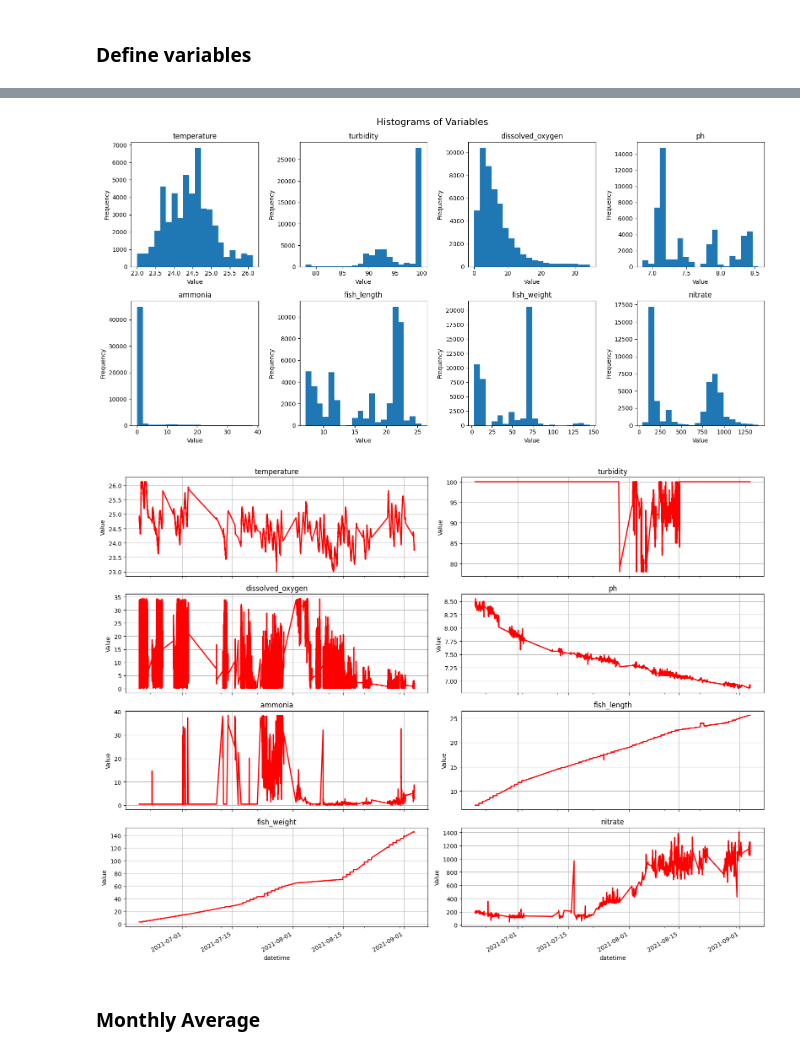
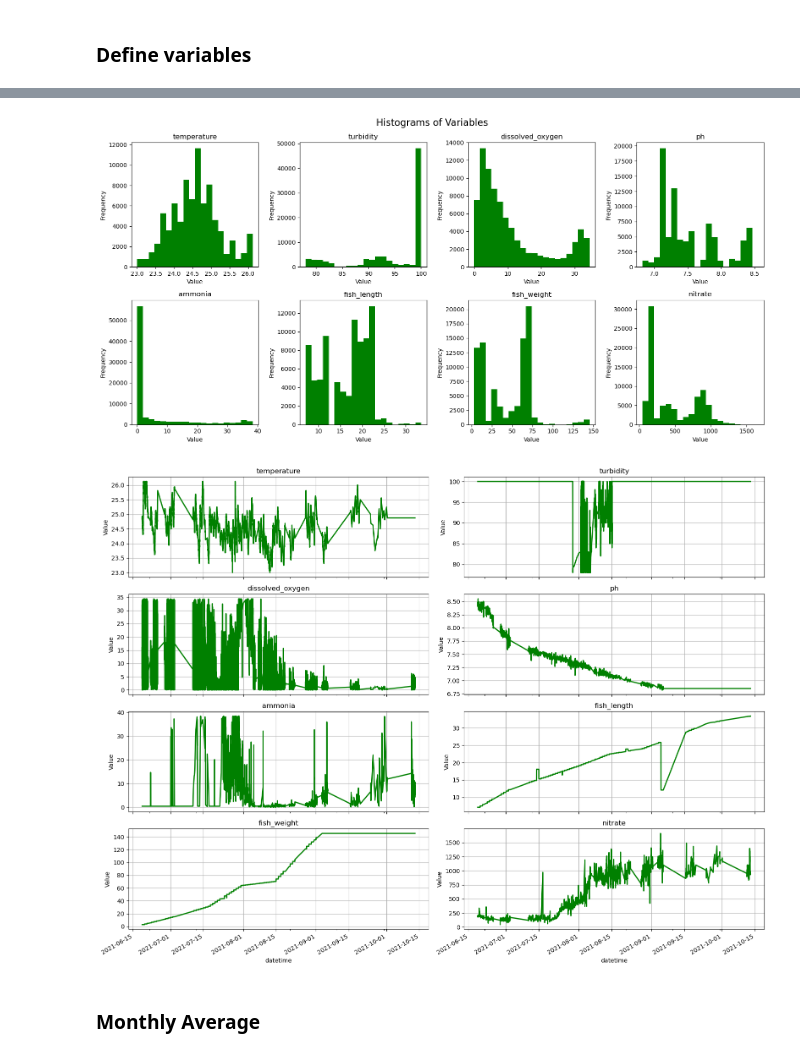
Before and after one commit to apadin-usd/AAI-530-04-Final-Project-Group-4, a Jupyter notebook: notebook/IoT-Based Aquaponics Fish Pond System.ipynb, the cells around one changed output, grey strips where cells are left out. Drawn from its saved outputs; the diff is of its cells as text; code cells hidden in the pictures.

Commit message:
Added additional process to deal with outliers by interpolating

```diff
--- a/notebook/IoT-Based Aquaponics Fish Pond System.ipynb
+++ b/notebook/IoT-Based Aquaponics Fish Pond System.ipynb
@@ -201,0 +208,20 @@ plt.show()
+# %%
+# set grid and size
+fig, axes = plt.subplots(nrows=4, ncols=2, figsize=(16, 12), sharex=True)
+
+# flatten axes for easy iteration
+axes = axes.flatten()
+
+# create subplots for each variables
+for i, col in enumerate(vars):
+    pond1[col].plot(ax=axes[i], title=col, linewidth=2, color='red')
+    axes[i].set_ylabel("Value")
+    axes[i].grid(True)  # add grid for better readability
+
+# remove any unused subplots
+for j in range(i + 1, len(axes)):
+    fig.delaxes(axes[j])
+
+# adjusts spacing
+plt.tight_layout()
+plt.show()
@@ -214,0 +252,20 @@ pond1_filtered = pond1[~((pond1 < lower_bound) | (pond1 > upper_bound)).any(axis
+# %%
+# calculate quartiles
+Q1 = pond1.quantile(0.25, axis=0)  # 25th percentile
+Q3 = pond1.quantile(0.75, axis=0)  # 75th percentile
+IQR = Q3 - Q1  # interquartile range
+
+# define the outlier upper/lower bounds
+t = 1.5 # thresholds
+lower_bound = Q1 - t * IQR
+upper_bound = Q3 + t * IQR
+
+# identify outliers
+outliers = (pond1 < lower_bound) | (pond1 > upper_bound)
+
+# replace outliers with the previous valid value in each column
+pond1_filtered = pond1.copy()
+pond1_filtered[outliers] = np.nan  # temporarily set outliers as NaN
+pond1_filtered.interpolate(method='linear', inplace=True) # estimates missing values by interpolating between known values
+
+print("Outliers replaced by interpolating between known values.")
@@ -222,7 +301,7 @@ axes = axes.flatten()
 
 # create each histogram
 for i, col in enumerate(vars):
-    axes[i].hist(pond1_filtered[col], bins=20)
+    axes[i].hist(pond1_filtered[col], bins=20,  color='green')
     axes[i].set_title(col)
     axes[i].set_xlabel("Value")
     axes[i].set_ylabel("Frequency")
@@ -231,29 +310,29 @@ for i, col in enumerate(vars):
 plt.tight_layout()
 plt.show()
 # %% [output]
-[figure, old version]
+[figure, new version]
 # %%
 # set grid and size
 fig, axes = plt.subplots(nrows=4, ncols=2, figsize=(16, 12), sharex=True)
 
 # flatten axes for easy iteration
 axes = axes.flatten()
 
 # create subplots for each variables
 for i, col in enumerate(vars):
-    pond1_filtered[col].plot(ax=axes[i], title=col, linewidth=2, color='red')
+    pond1_filtered[col].plot(ax=axes[i], title=col, linewidth=2, color='green')
     axes[i].set_ylabel("Value")
     axes[i].grid(True)  # add grid for better readability
 
 # remove any unused subplots
 for j in range(i + 1, len(axes)):
     fig.delaxes(axes[j])
 
 # adjusts spacing
 plt.tight_layout()
 plt.show()
 # %% [output]
-[figure, old version]
+[figure, new version]
 # %% [markdown]
 ### Monthly Average
 # %%
```
Also changed, not shown: parts of 29 cells of this notebook.
